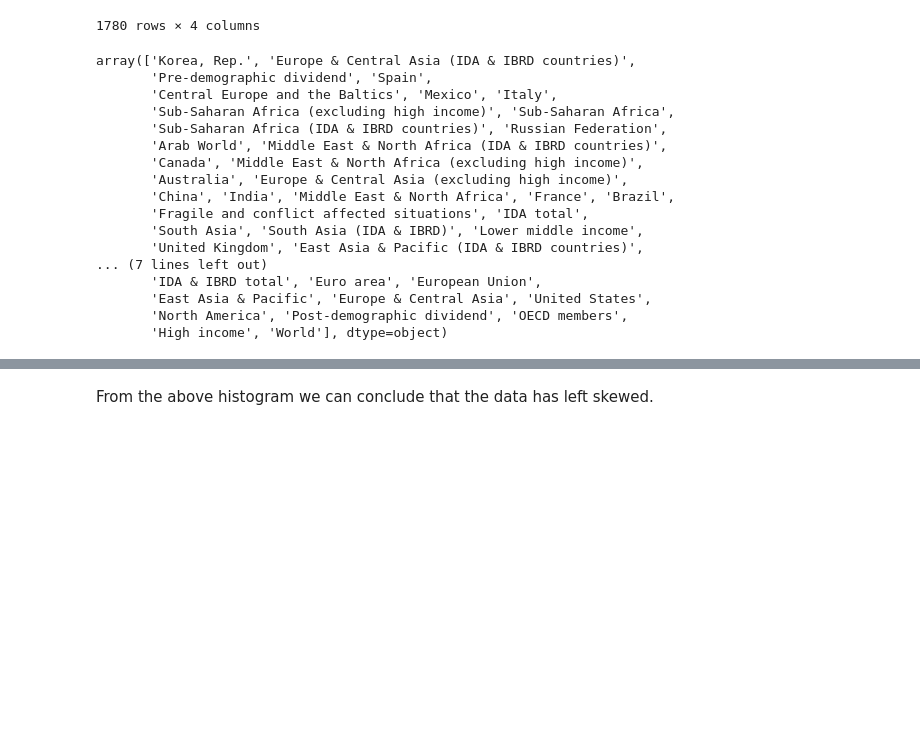
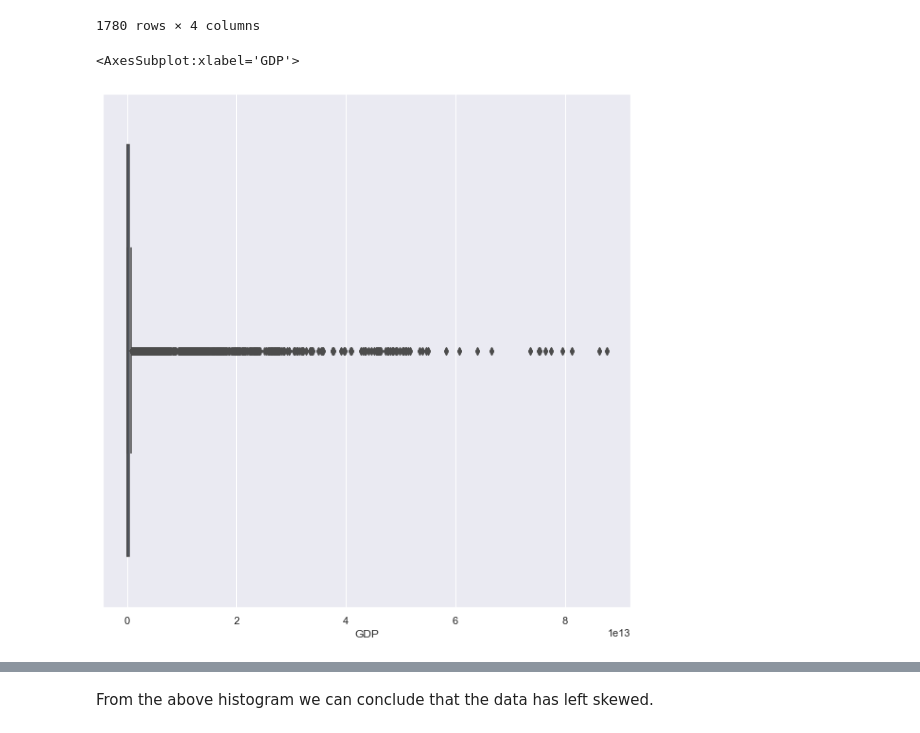
Before and after one commit to kiranshahi/Life-expectancy-prediction, a Jupyter notebook: Exploratory data analysis - Predictive Analysis.ipynb, the cells around one changed output, grey strips where cells are left out. Saved outputs shown, nothing was run; the diff lists cells and outputs as text; code cells hidden in the pictures; blank space fills up the shorter version.

```diff
--- a/Exploratory data analysis - Predictive Analysis.ipynb
+++ b/Exploratory data analysis - Predictive Analysis.ipynb
@@ -198,22 +198,13 @@ df[['Country','Year','Gender','GDP']]
 | 1779 | World | 2019 | 0 | 87568054407493.094 |
 1780 rows × 4 columns
 # %%
-df['Country'].unique()
+outlier_countries = df['Country'].unique()
+remove_list = ["Korea, Rep.", "Spain", "Mexico", "Italy", "Russian Federation", "Canada", "Australia", "China", "India", "France", "Brazil", "United Kingdom", "Germany", "St. Martin (French part)", "Korea, Dem. People's Rep.", "Japan", "United States"]
+remove_list = np.setdiff1d(outlier_countries,remove_list)
+
+test_data = life_exep_data[~life_exep_data.Country.isin(remove_list)]
-# %% [output]
-array(['Korea, Rep.', 'Europe & Central Asia (IDA & IBRD countries)',
-       'Pre-demographic dividend', 'Spain',
-       'Central Europe and the Baltics', 'Mexico', 'Italy',
-       'Sub-Saharan Africa (excluding high income)', 'Sub-Saharan Africa',
-       'Sub-Saharan Africa (IDA & IBRD countries)', 'Russian Federation',
-       'Arab World', 'Middle East & North Africa (IDA & IBRD countries)',
-       'Canada', 'Middle East & North Africa (excluding high income)',
-       'Australia', 'Europe & Central Asia (excluding high income)',
-       'China', 'India', 'Middle East & North Africa', 'France', 'Brazil',
-       'Fragile and conflict affected situations', 'IDA total',
-       'South Asia', 'South Asia (IDA & IBRD)', 'Lower middle income',
-       'United Kingdom', 'East Asia & Pacific (IDA & IBRD countries)',
-... (7 lines left out)
-       'IDA & IBRD total', 'Euro area', 'European Union',
-       'East Asia & Pacific', 'Europe & Central Asia', 'United States',
-       'North America', 'Post-demographic dividend', 'OECD members',
-       'High income', 'World'], dtype=object)
+# %%
+sns.boxplot(data=test_data, x=test_data['GDP'])
+# %% [output]
+<AxesSubplot:xlabel='GDP'>
+[figure, added]
```
Also changed, not shown: parts of 14 cells of this notebook.
